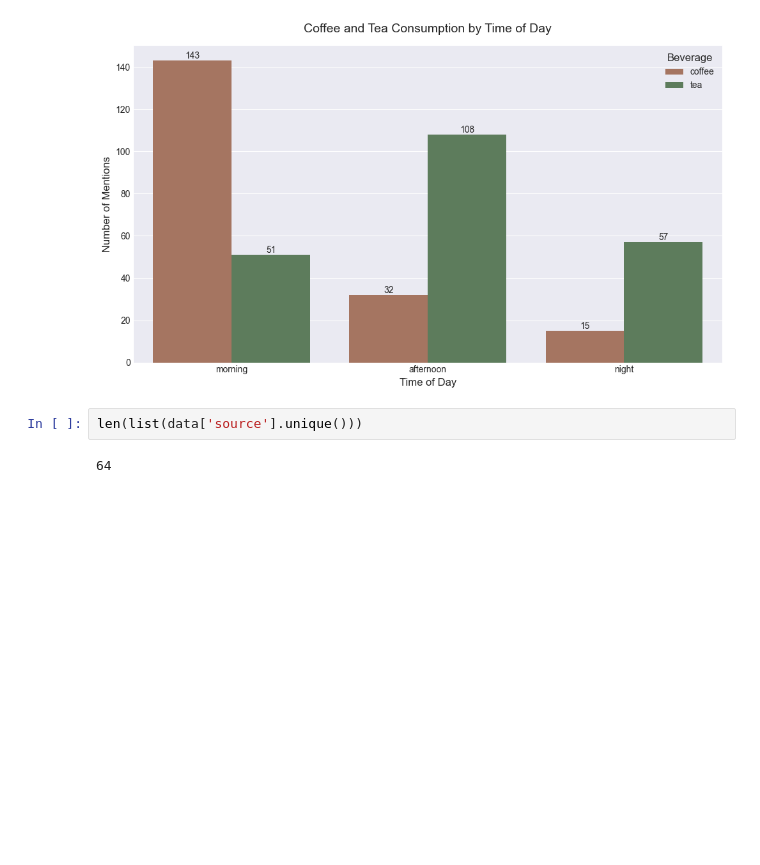
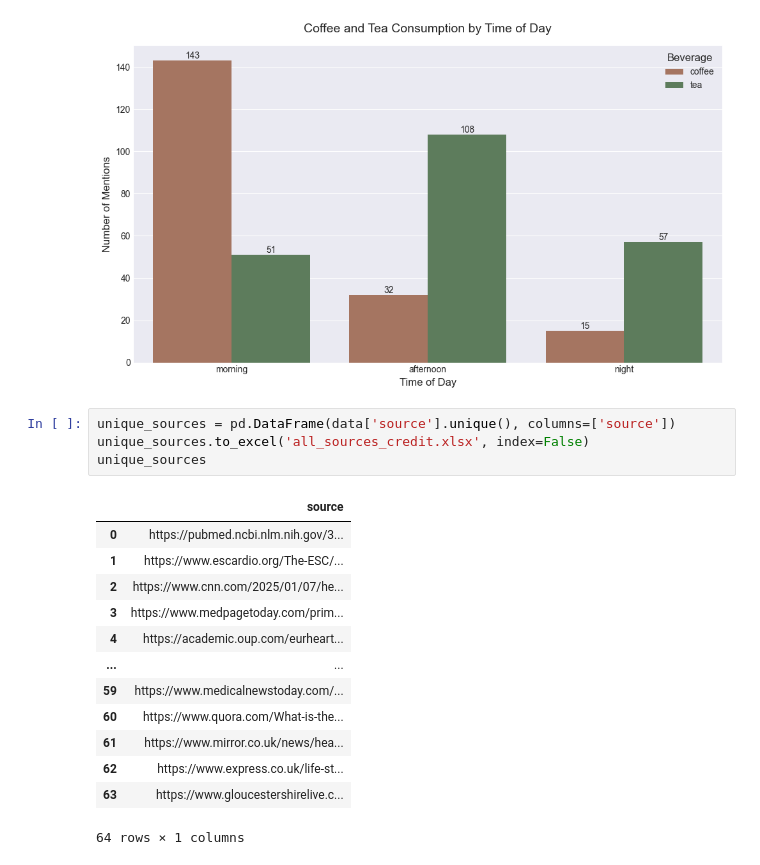
Before and after one commit to MarkzDG/portfolio_projects, a Jupyter notebook: best_time/coffee_tea_analysis.ipynb, the cells around one changed output. Saved outputs shown, nothing was run; the diff lists cells and outputs as text; blank space fills up the shorter version.

Commit message:
updated notebook: minor details into sources showcase

```diff
--- a/best_time/coffee_tea_analysis.ipynb
+++ b/best_time/coffee_tea_analysis.ipynb
@@ -257,7 +252,21 @@ plt.show()
 [figure]
 [figure]
 [figure]
-# %%
-len(list(data['source'].unique()))
-# %% [output]
-64
+# %%
+unique_sources = pd.DataFrame(data['source'].unique(), columns=['source'])
+unique_sources.to_excel('all_sources_credit.xlsx', index=False)
+unique_sources
+# %% [output]
+|  | source |
+| 0 | https://pubmed.ncbi.nlm.nih.gov/3... |
+| 1 | https://www.escardio.org/The-ESC/... |
+| 2 | https://www.cnn.com/2025/01/07/he... |
+| 3 | https://www.medpagetoday.com/prim... |
+| 4 | https://academic.oup.com/eurheart... |
+| ... | ... |
+| 59 | https://www.medicalnewstoday.com/... |
+| 60 | https://www.quora.com/What-is-the... |
+| 61 | https://www.mirror.co.uk/news/hea... |
+| 62 | https://www.express.co.uk/life-st... |
+| 63 | https://www.gloucestershirelive.c... |
+64 rows × 1 columns
```
Also changed, not shown: parts of 2 cells of this notebook.
